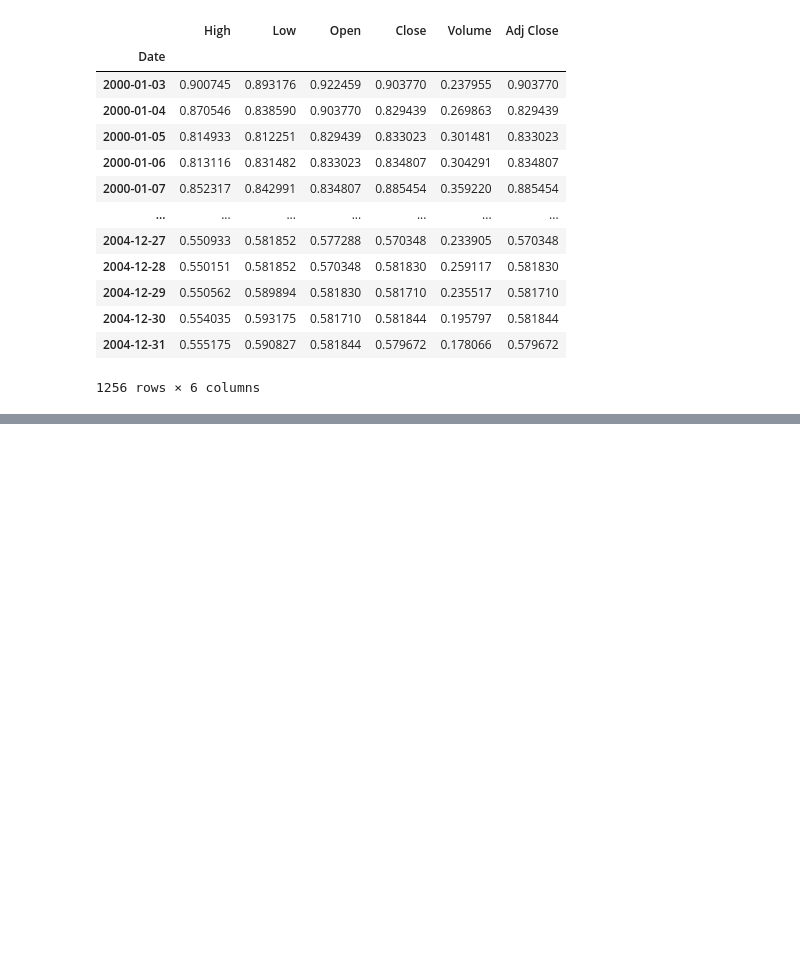
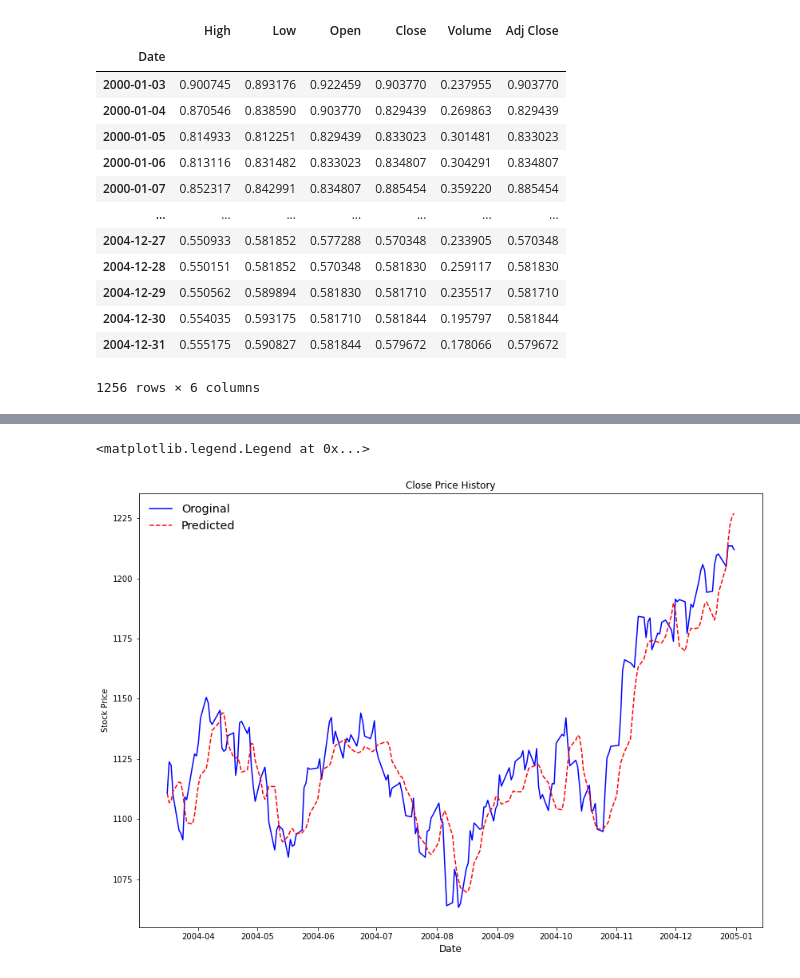
Before and after one commit to darouyc/SP_500, a Jupyter notebook: Devoir1.ipynb, the cells around one changed output, grey strips where cells are left out. Cells and saved outputs as stored; diff of their text form; code cells hidden in the pictures; blank space fills up the shorter version.

```diff
--- a/Devoir1.ipynb
+++ b/Devoir1.ipynb
@@ -243,0 +181,10 @@ plt.legend()
+# %%
+def create_dataset(df):
+    x = []
+    y = []
+    for i in range(50, df.shape[0]):
+        x.append(df[i-50:i, :6])
+        y.append(df[i, :6])
+    x = np.array(x)
+    y = np.array(y)
+    return x,y
@@ -243,0 +386,18 @@ plt.legend()
+# %%
+f, (ax1) = plt.subplots(1, figsize=(14,10))
+
+# First Subplot:"Close Price History"
+ax1.plot(sp_data.index[1054:], sp_data["Close"][1054:], color="blue", label ='Oroginal')
+ax1.set_xlabel("Date", fontsize=12)
+ax1.set_ylabel("Stock Price")
+ax1.set_title("Close Price History")
+
+#-------------------predicted----------------------
+# Second Subplot:"High Price History"
+ax1.plot(df_Result.index, df_Result["Close"], 'r--', label ='Predicted')
+ax1.set_xlabel("Date", fontsize=12)
+ax1.set_ylabel("Stock Price")
+ax1.legend(loc='upper left', frameon=False, fontsize='x-large')
+# %% [output]
+<matplotlib.legend.Legend at 0x...>
+[figure, added]
```
Also changed, not shown: parts of 24 cells of this notebook, 3 other files.
